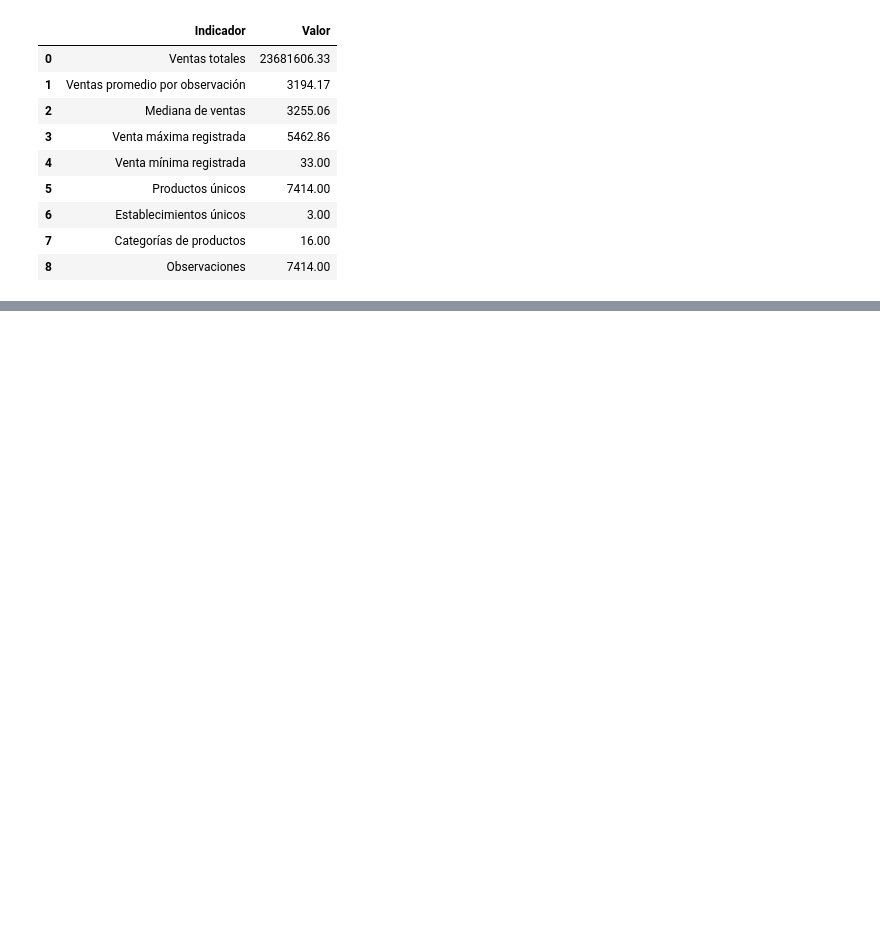
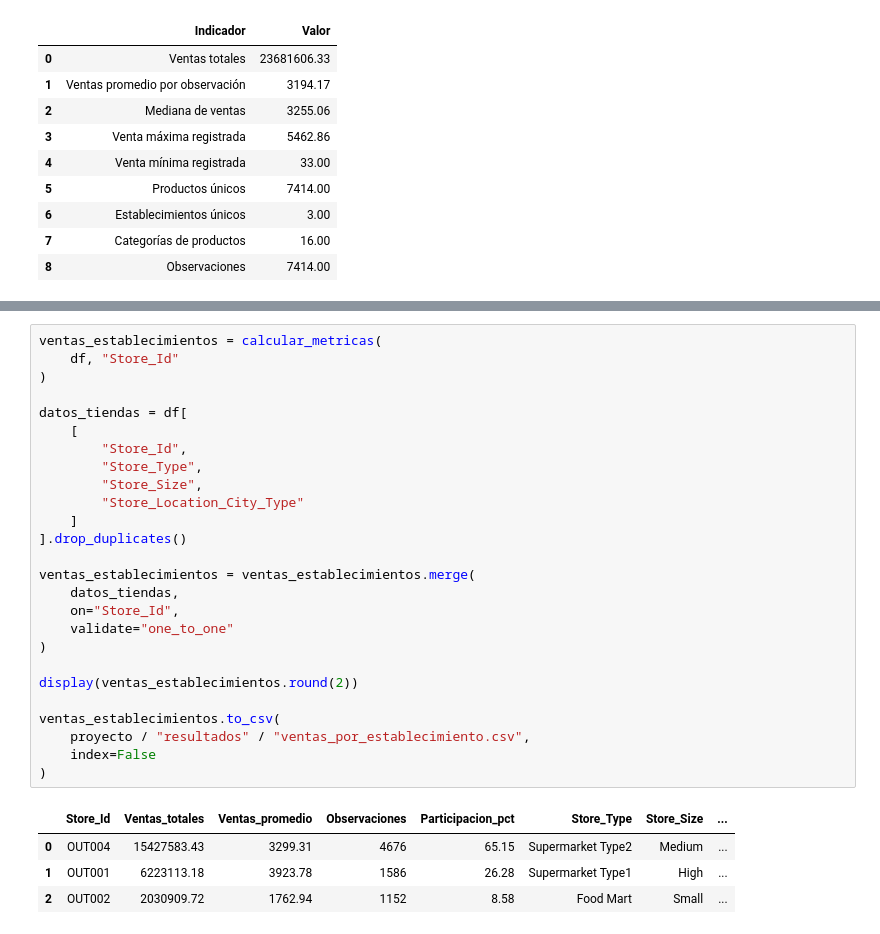
Before and after one commit to Sofimicu0105/Analitica-de-Datos, a Jupyter notebook: Proyecto-Integrador-EA2/notebooks/metricas_visualizaciones.ipynb, the cells around one changed output, grey strips where cells are left out. Drawn from its saved outputs; the diff is of its cells as text; blank space fills up the shorter version.

```diff
--- a/Proyecto-Integrador-EA2/notebooks/metricas_visualizaciones.ipynb
+++ b/Proyecto-Integrador-EA2/notebooks/metricas_visualizaciones.ipynb
@@ -106,0 +373,31 @@ resumen_general.to_csv(
+# %%
+ventas_establecimientos = calcular_metricas(
+    df, "Store_Id"
+)
+
+datos_tiendas = df[
+    [
+        "Store_Id",
+        "Store_Type",
+        "Store_Size",
+        "Store_Location_City_Type"
+    ]
+].drop_duplicates()
+
+ventas_establecimientos = ventas_establecimientos.merge(
+    datos_tiendas,
+    on="Store_Id",
+    validate="one_to_one"
+)
+
+display(ventas_establecimientos.round(2))
+
+ventas_establecimientos.to_csv(
+    proyecto / "resultados" / "ventas_por_establecimiento.csv",
+    index=False
+)
+# %% [output]
+|  | Store_Id | Ventas_totales | Ventas_promedio | Observaciones | Participacion_pct | Store_Type | Store_Size | ... |
+| 0 | OUT004 | 15427583.43 | 3299.31 | 4676 | 65.15 | Supermarket Type2 | Medium | ... |
+| 1 | OUT001 | 6223113.18 | 3923.78 | 1586 | 26.28 | Supermarket Type1 | High | ... |
+| 2 | OUT002 | 2030909.72 | 1762.94 | 1152 | 8.58 | Food Mart | Small | ... |
```
Also changed, not shown: parts of 33 cells of this notebook, 19 other files.
